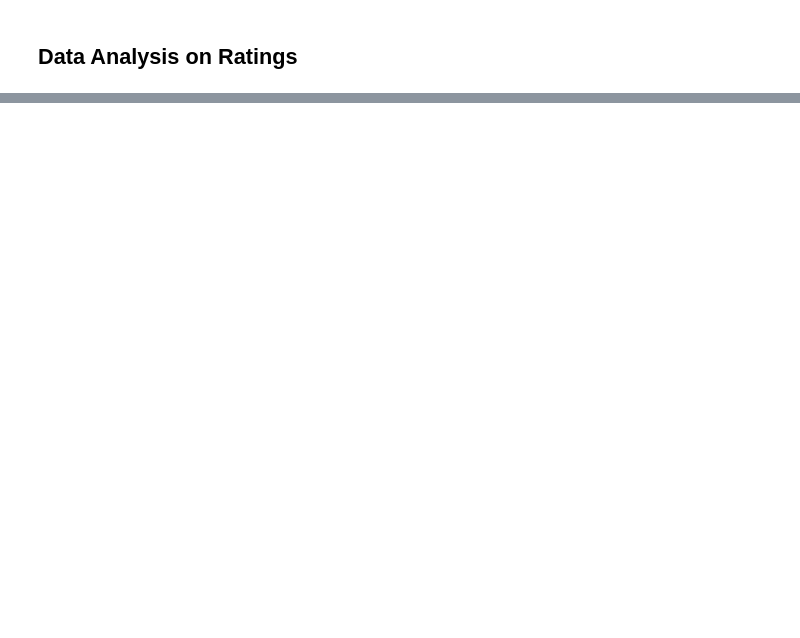
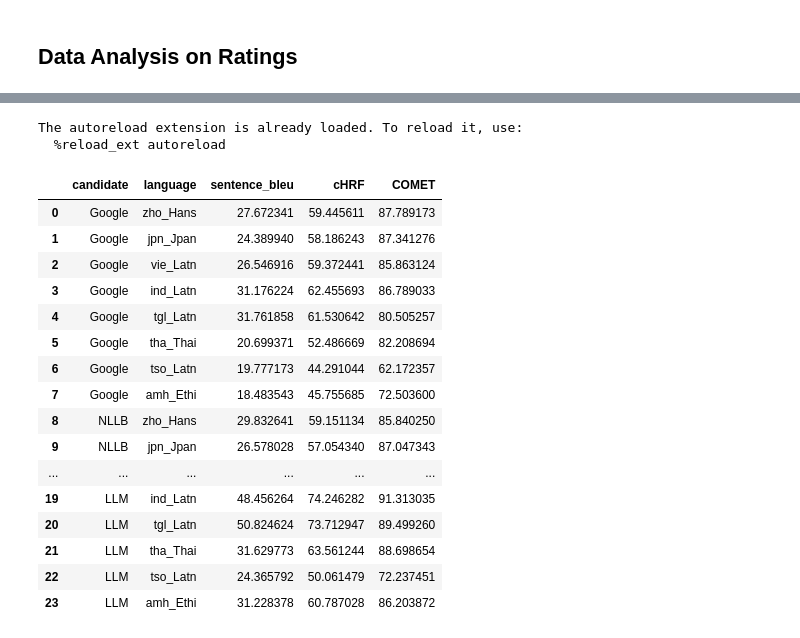
Before and after one commit to kurosse/yx-llm-proj, a Jupyter notebook: notebooks/explore-trad-ratings.ipynb, the cells around one changed output, grey strips where cells are left out. Cells and saved outputs as stored; diff of their text form; code cells hidden in the pictures; blank space fills up the shorter version.

```diff
--- a/notebooks/explore-trad-ratings.ipynb
+++ b/notebooks/explore-trad-ratings.ipynb
@@ -194,3 +148,26 @@ penguins
+# %%
+%load_ext autoreload
+%autoreload 2
+
+import json
+import os, sys
+ROOT = os.path.abspath("..")
+sys.path.insert(0, ROOT)
+
+from rich import print
+from tqdm import tqdm
+import pandas as pd
+import seaborn as sns
+
+from src.utils.trad_metrics import TradMetrics
+from src.utils.plot_utils import plot_ratings_graph
+from lang_datasets.scripts.constants import LANGUAGES
+# %% [output]
+The autoreload extension is already loaded. To reload it, use:
+  %reload_ext autoreload
+# %%
+OUTPUT_PATH = "../ratings/"
+cands_output_files = ["google_ratings.json", "nllb_ratings.json", "llm_ratings.json", "alt_bench_ratings.json"]
 # %%
 # Read Google ratings
 with open(os.path.join(OUTPUT_PATH, "google_ratings.json"), "r", encoding="utf-8") as f:
@@ -250 +206,21 @@ def plot_ratings_graph(ratings_df, metric):
+# %%
+ratings_df
+# %% [output]
+|  | candidate | language | sentence_bleu | cHRF | COMET |
+| 0 | Google | zho_Hans | 27.672341 | 59.445611 | 87.789173 |
+| 1 | Google | jpn_Jpan | 24.389940 | 58.186243 | 87.341276 |
+| 2 | Google | vie_Latn | 26.546916 | 59.372441 | 85.863124 |
+| 3 | Google | ind_Latn | 31.176224 | 62.455693 | 86.789033 |
+| 4 | Google | tgl_Latn | 31.761858 | 61.530642 | 80.505257 |
+| 5 | Google | tha_Thai | 20.699371 | 52.486669 | 82.208694 |
+| 6 | Google | tso_Latn | 19.777173 | 44.291044 | 62.172357 |
+| 7 | Google | amh_Ethi | 18.483543 | 45.755685 | 72.503600 |
+| 8 | NLLB | zho_Hans | 29.832641 | 59.151134 | 85.840250 |
+| 9 | NLLB | jpn_Jpan | 26.578028 | 57.054340 | 87.047343 |
+| ... | ... | ... | ... | ... | ... |
+| 19 | LLM | ind_Latn | 48.456264 | 74.246282 | 91.313035 |
+| 20 | LLM | tgl_Latn | 50.824624 | 73.712947 | 89.499260 |
+| 21 | LLM | tha_Thai | 31.629773 | 63.561244 | 88.698654 |
+| 22 | LLM | tso_Latn | 24.365792 | 50.061479 | 72.237451 |
+| 23 | LLM | amh_Ethi | 31.228378 | 60.787028 | 86.203872 |
 # %%
```
Also changed, not shown: parts of 11 cells of this notebook, 28 other files.
